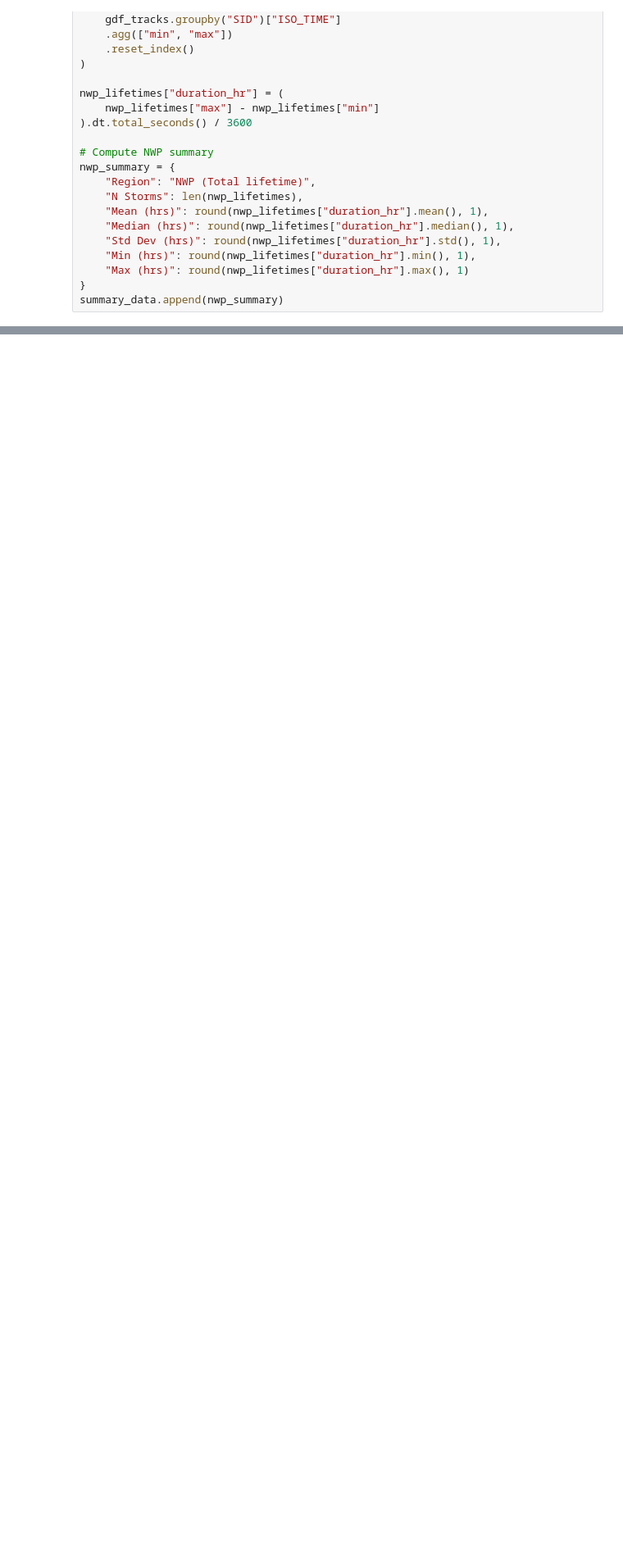
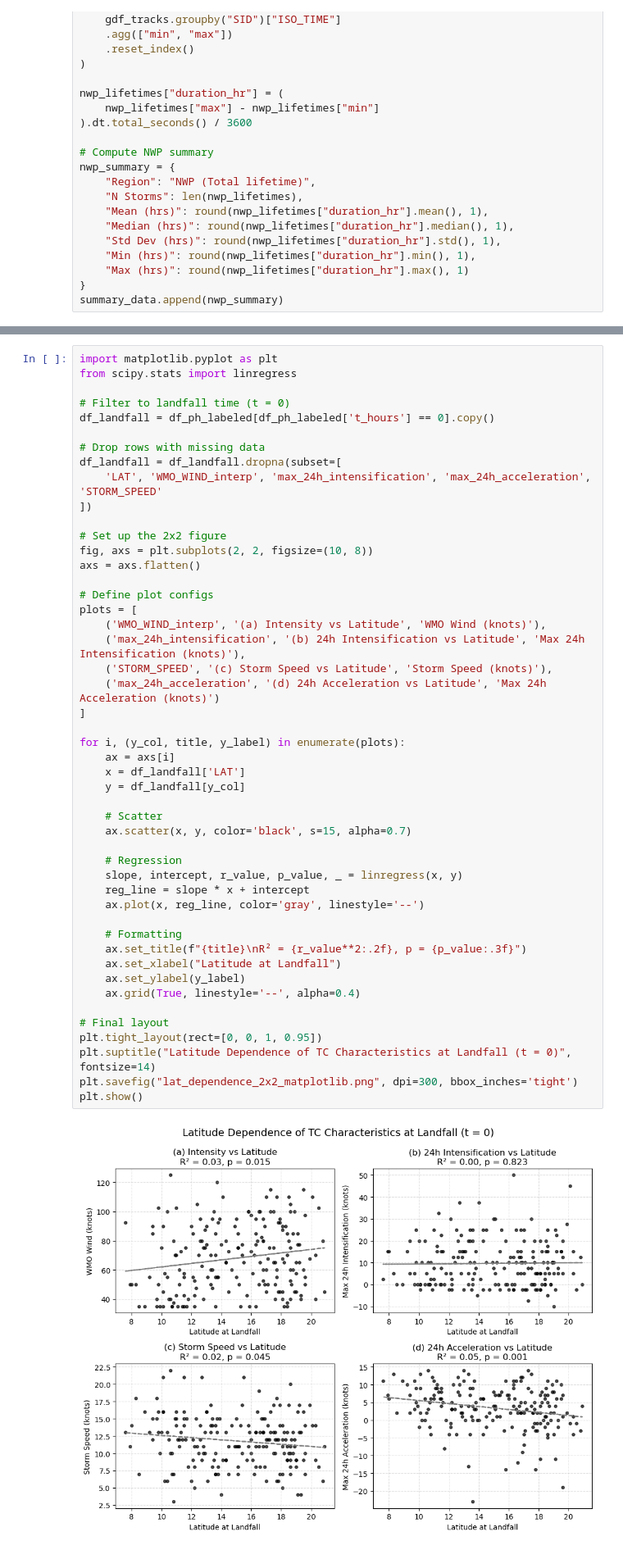
Before and after one commit to baracoma/tc-statistics, a Jupyter notebook: tc-characteristics.ipynb, the cells around one changed output, grey strips where cells are left out. Shown at 82% size. Cells and saved outputs as stored; diff of their text form; blank space fills up the shorter version.

```diff
--- a/tc-characteristics.ipynb
+++ b/tc-characteristics.ipynb
@@ -459,0 +682,50 @@ df_duration_summary
+# %%
+import matplotlib.pyplot as plt
+from scipy.stats import linregress
+
+# Filter to landfall time (t = 0)
+df_landfall = df_ph_labeled[df_ph_labeled['t_hours'] == 0].copy()
+
+# Drop rows with missing data
+df_landfall = df_landfall.dropna(subset=[
+    'LAT', 'WMO_WIND_interp', 'max_24h_intensification', 'max_24h_acceleration', 'STORM_SPEED'
+])
+
+# Set up the 2x2 figure
+fig, axs = plt.subplots(2, 2, figsize=(10, 8))
+axs = axs.flatten()
+
+# Define plot configs
+plots = [
+    ('WMO_WIND_interp', '(a) Intensity vs Latitude', 'WMO Wind (knots)'),
+    ('max_24h_intensification', '(b) 24h Intensification vs Latitude', 'Max 24h Intensification (knots)'),
+    ('STORM_SPEED', '(c) Storm Speed vs Latitude', 'Storm Speed (knots)'),
+    ('max_24h_acceleration', '(d) 24h Acceleration vs Latitude', 'Max 24h Acceleration (knots)')
+]
+
+for i, (y_col, title, y_label) in enumerate(plots):
+    ax = axs[i]
+    x = df_landfall['LAT']
+    y = df_landfall[y_col]
+
+    # Scatter
+    ax.scatter(x, y, color='black', s=15, alpha=0.7)
+
+    # Regression
+    slope, intercept, r_value, p_value, _ = linregress(x, y)
+    reg_line = slope * x + intercept
+    ax.plot(x, reg_line, color='gray', linestyle='--')
+
+    # Formatting
+    ax.set_title(f"{title}\nR² = {r_value**2:.2f}, p = {p_value:.3f}")
+    ax.set_xlabel("Latitude at Landfall")
+    ax.set_ylabel(y_label)
+    ax.grid(True, linestyle='--', alpha=0.4)
+
+# Final layout
+plt.tight_layout(rect=[0, 0, 1, 0.95])
+plt.suptitle("Latitude Dependence of TC Characteristics at Landfall (t = 0)", fontsize=14)
+plt.savefig("lat_dependence_2x2_matplotlib.png", dpi=300, bbox_inches='tight')
+plt.show()
+# %% [output]
+[figure, added]
```
Also changed, not shown: parts of 19 cells of this notebook.
